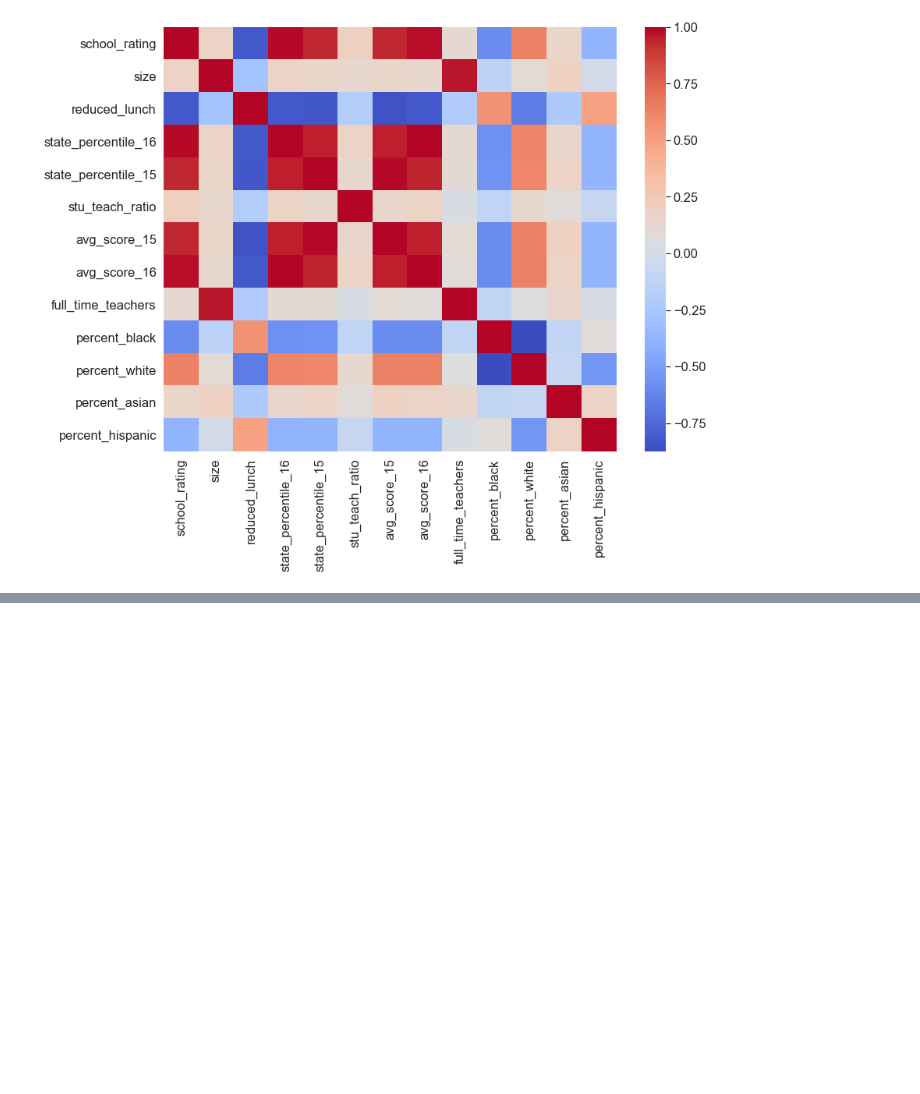
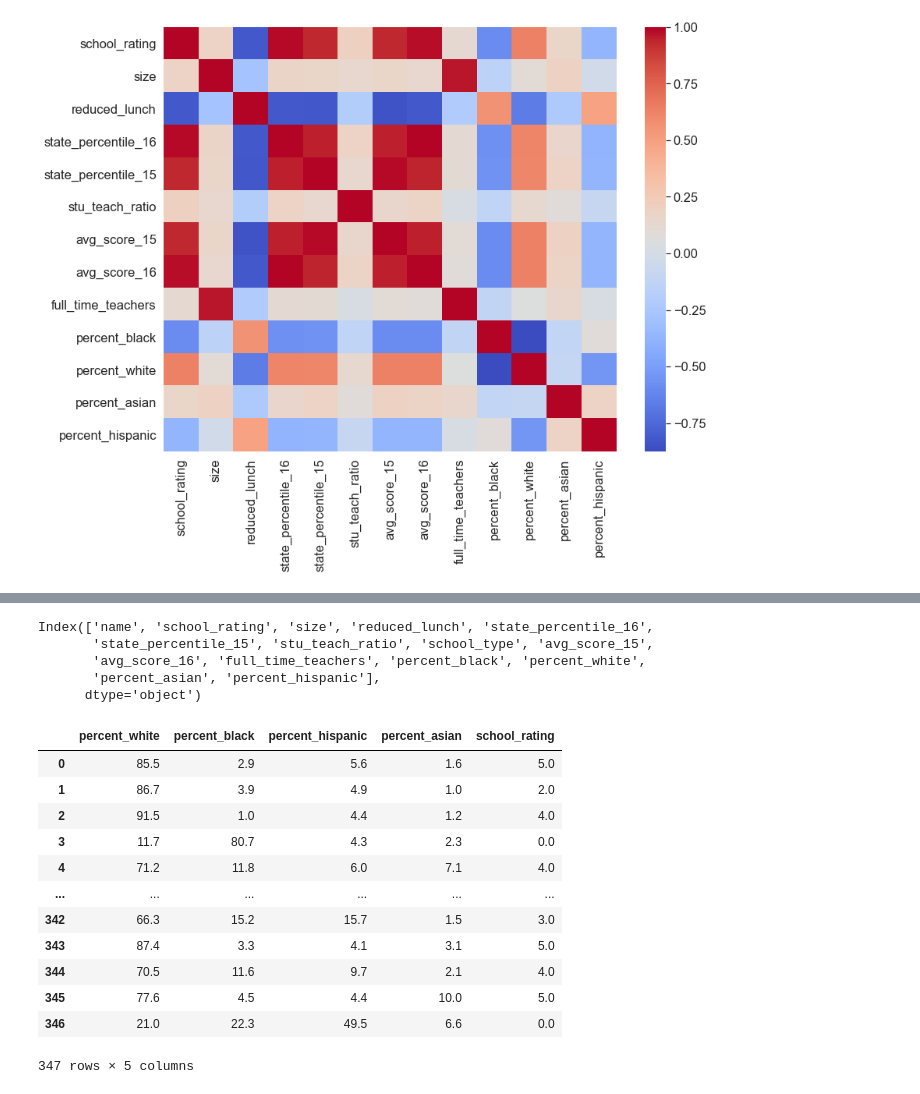
Before and after one commit to wanguikui/data_science, a Jupyter notebook: descriptive_case_study.ipynb, the cells around one changed output, grey strips where cells are left out. Cells and saved outputs as stored; diff of their text form; code cells hidden in the pictures; blank space fills up the shorter version.

```diff
--- a/descriptive_case_study.ipynb
+++ b/descriptive_case_study.ipynb
@@ -117,0 +145,8 @@ _ = sns.heatmap(corr, ax=ax,
+# %%
+df.columns
+# %% [output]
+Index(['name', 'school_rating', 'size', 'reduced_lunch', 'state_percentile_16',
+       'state_percentile_15', 'stu_teach_ratio', 'school_type', 'avg_score_15',
+       'avg_score_16', 'full_time_teachers', 'percent_black', 'percent_white',
+       'percent_asian', 'percent_hispanic'],
+      dtype='object')
@@ -117,0 +155,16 @@ _ = sns.heatmap(corr, ax=ax,
+# %%
+rc_sr
+# %% [output]
+|  | percent_white | percent_black | percent_hispanic | percent_asian | school_rating |
+| 0 | 85.5 | 2.9 | 5.6 | 1.6 | 5.0 |
+| 1 | 86.7 | 3.9 | 4.9 | 1.0 | 2.0 |
+| 2 | 91.5 | 1.0 | 4.4 | 1.2 | 4.0 |
+| 3 | 11.7 | 80.7 | 4.3 | 2.3 | 0.0 |
+| 4 | 71.2 | 11.8 | 6.0 | 7.1 | 4.0 |
+| ... | ... | ... | ... | ... | ... |
+| 342 | 66.3 | 15.2 | 15.7 | 1.5 | 3.0 |
+| 343 | 87.4 | 3.3 | 4.1 | 3.1 | 5.0 |
+| 344 | 70.5 | 11.6 | 9.7 | 2.1 | 4.0 |
+| 345 | 77.6 | 4.5 | 4.4 | 10.0 | 5.0 |
+| 346 | 21.0 | 22.3 | 49.5 | 6.6 | 0.0 |
+347 rows × 5 columns
```
Also changed, not shown: parts of 6 cells of this notebook.
